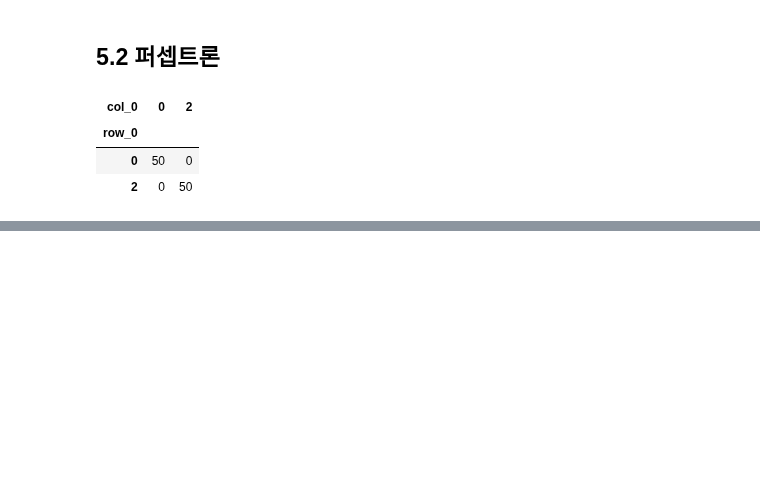
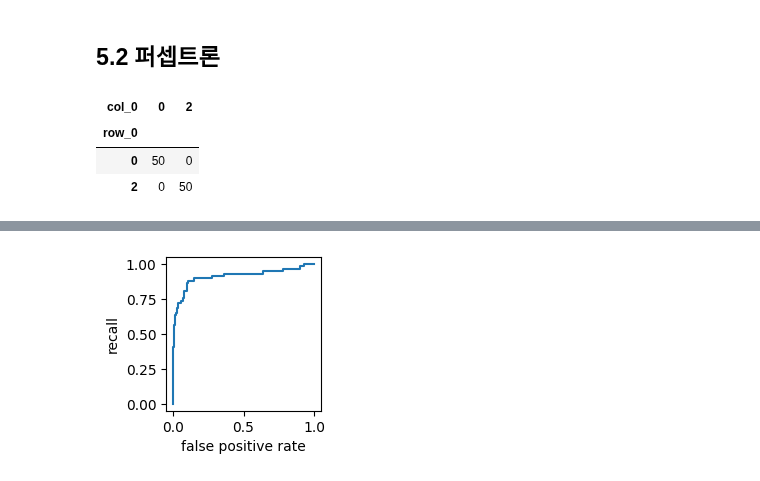
Before and after one commit to onizuka-38/ai_x, a Jupyter notebook: source/10_MachineLearning/ch3_분류분석.ipynb, the cells around one changed output, grey strips where cells are left out. Saved outputs shown, nothing was run; the diff lists cells and outputs as text; code cells hidden in the pictures; blank space fills up the shorter version.

```diff
--- a/source/10_MachineLearning/ch3_분류분석.ipynb
+++ b/source/10_MachineLearning/ch3_분류분석.ipynb
@@ -465,0 +606,10 @@ print('판별함수 결과 :', df)
+# %%
+from sklearn.metrics import roc_curve
+fpr, tpr, thr = roc_curve(y, model.decision_function(X))
+plt.figure(figsize=(2,2))
+plt.plot(fpr, tpr)
+plt.xlabel('false positive rate')
+plt.ylabel('recall')
+plt.show()
+# %% [output]
+[figure, added]
```
Also changed, not shown: parts of 53 cells of this notebook, 1 other file.
